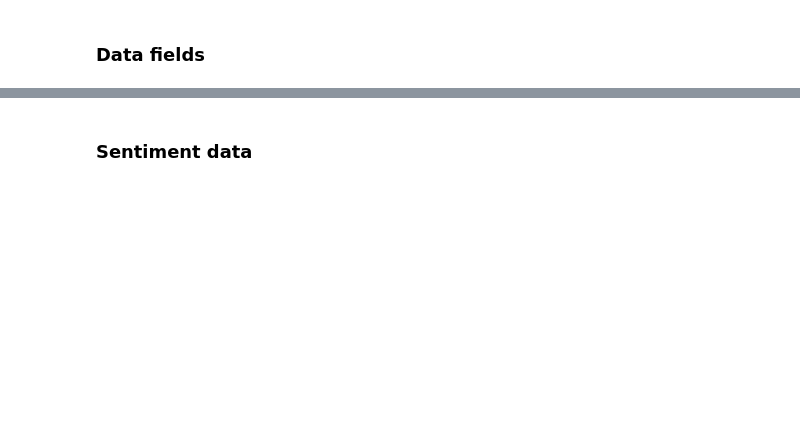
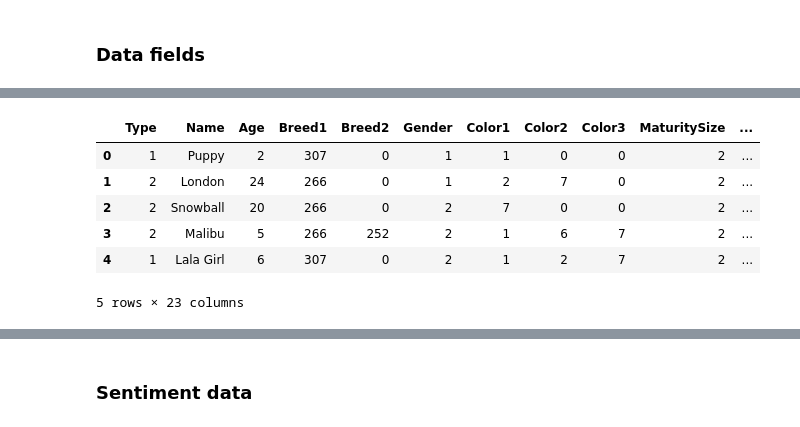
Before and after one commit to manuelfreude/kagglepetfinder, a Jupyter notebook: petfinder.ipynb, the cells around one changed output, grey strips where cells are left out. Saved outputs shown, nothing was run; the diff lists cells and outputs as text; code cells hidden in the pictures; blank space fills up the shorter version.

```diff
--- a/petfinder.ipynb
+++ b/petfinder.ipynb
@@ -96,0 +213,10 @@ print(os.listdir("../input"))
+# %%
+test.head()
+# %% [output]
+|  | Type | Name | Age | Breed1 | Breed2 | Gender | Color1 | Color2 | Color3 | MaturitySize | ... |
+| 0 | 1 | Puppy | 2 | 307 | 0 | 1 | 1 | 0 | 0 | 2 | ... |
+| 1 | 2 | London | 24 | 266 | 0 | 1 | 2 | 7 | 0 | 2 | ... |
+| 2 | 2 | Snowball | 20 | 266 | 0 | 2 | 7 | 0 | 0 | 2 | ... |
+| 3 | 2 | Malibu | 5 | 266 | 252 | 2 | 1 | 6 | 7 | 2 | ... |
+| 4 | 1 | Lala Girl | 6 | 307 | 0 | 2 | 1 | 2 | 7 | 2 | ... |
+5 rows × 23 columns
```
Also changed, not shown: parts of 40 cells of this notebook.
